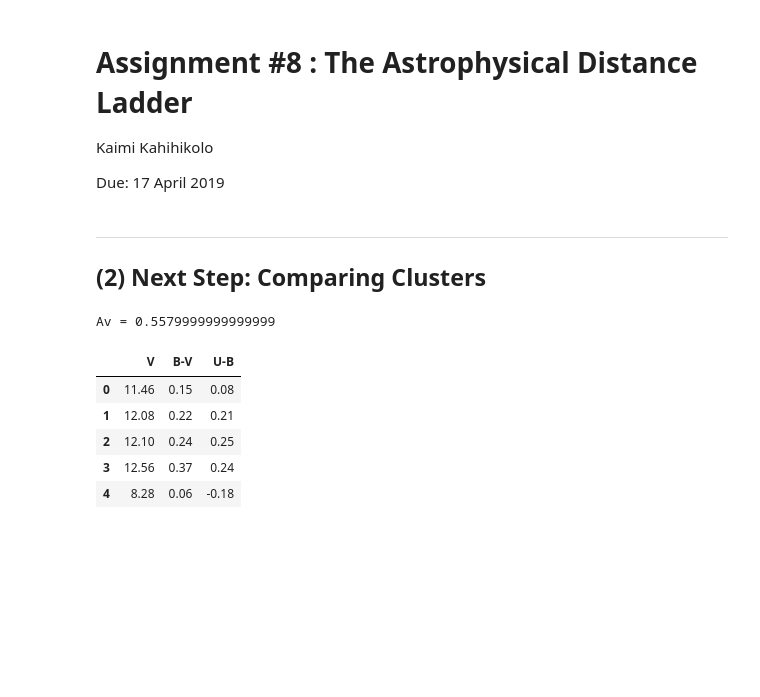
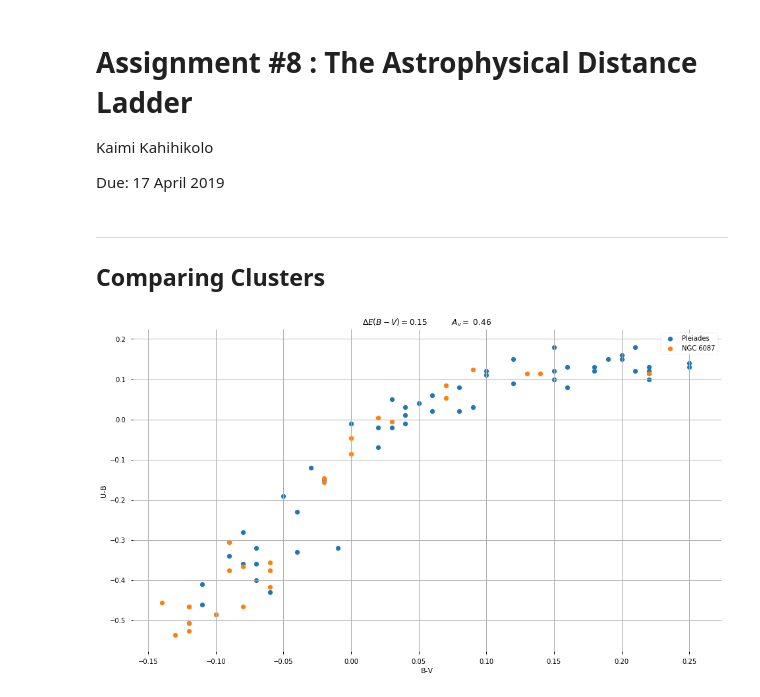
Before and after one commit to kaimibk/School, a Jupyter notebook: ASTR_423/A8/A8.ipynb, the cells around one changed output. Saved outputs shown, nothing was run; the diff lists cells and outputs as text; code cells hidden in the pictures; blank space fills up the shorter version.

```diff
--- a/ASTR_423/A8/A8.ipynb
+++ b/ASTR_423/A8/A8.ipynb
@@ -11,30 +11,38 @@ import numpy as np
 import astropy.constants as const
 import astropy.units as u
 
-plt.style.use('seaborn')
+plt.style.use('seaborn-notebook')
 # %% [markdown]
 ___
-## (2) Next Step: Comparing Clusters
+## Comparing Clusters
-# %%
-## constants
-P_SNormae = 9.75 * u.day
-E_B_V = 0.18
-m_vis = 6.42
-
-Av = 3.1*E_B_V
-print(f"Av = {Av}")
-V0 = m_vis - Av
-# %% [output]
-Av = 0.5579999999999999
 # %%
-df1 = pd.read_csv("aux/clu6087.dat", header=2,
+Pleiades_df = pd.read_csv("aux/cluple.dat", header=2,
+                          sep='\s+')
+
+NGC_6087_df = pd.read_csv("aux/clu6087.dat", header=2,
                   sep='\s+')
-
-df1.head()
-# %% [output]
-|  | V | B-V | U-B |
-| 0 | 11.46 | 0.15 | 0.08 |
-| 1 | 12.08 | 0.22 | 0.21 |
-| 2 | 12.10 | 0.24 | 0.25 |
-| 3 | 12.56 | 0.37 | 0.24 |
-| 4 | 8.28 | 0.06 | -0.18 |
+# %%
+fig = plt.figure(figsize=(16, 9))
+ax = plt.gca()
+plt.grid()
+plt.box(False)
+
+ax.scatter(Pleiades_df['B-V'], Pleiades_df['U-B'], label='Pleiades')
+
+dE_BV = 0.15
+
+dE_UB = 0.84 * dE_BV
+NGC_BV = NGC_6087_df['B-V'] - dE_BV
+NGC_UB = NGC_6087_df['U-B'] - dE_UB
+Av = 3.1*dE_BV
+
+ax.scatter(NGC_BV, NGC_UB, label='NGC 6087')
+
+ax.set_xlabel(r"B-V")
+ax.set_ylabel(r"U-B")
+ax.set_title(f"$\Delta E (B-V) = ${dE_BV} \t $A_v =$ {(Av):.2f}")
+
+plt.legend(loc='best')
+plt.show()
+# %% [output]
+[figure, added]
```
Also changed, not shown: parts of 10 cells of this notebook.
